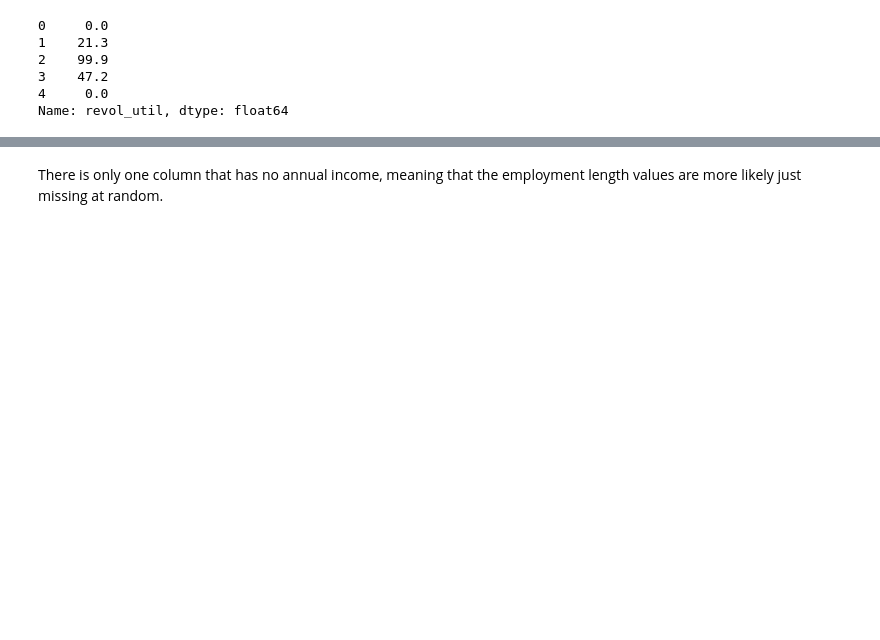
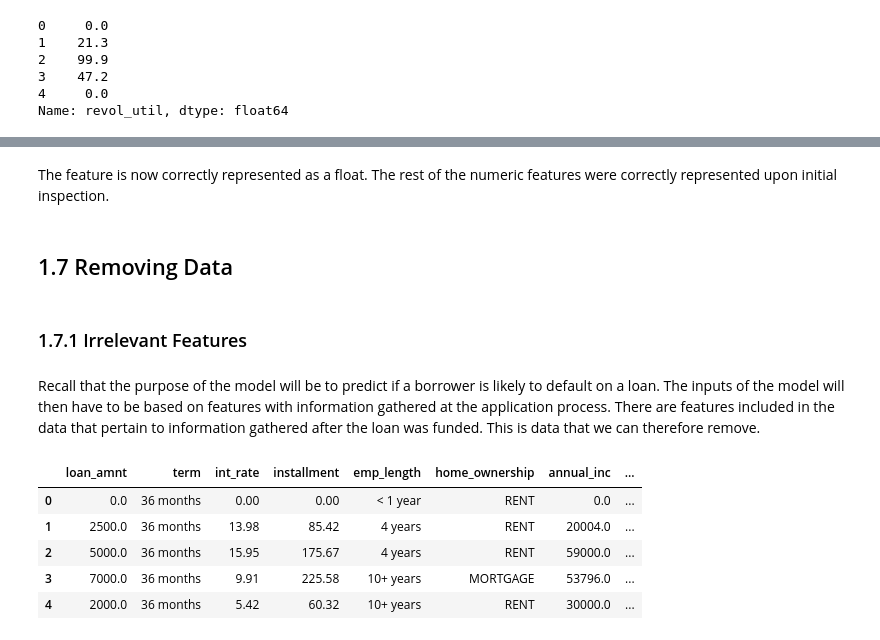
Before and after one commit to issacgomez07/Capstone-2-LendingClub-Defaults, a Jupyter notebook: notebooks/01_data_wrangling.ipynb, the cells around one changed output, grey strips where cells are left out. Drawn from its saved outputs; the diff is of its cells as text; code cells hidden in the pictures; blank space fills up the shorter version.

Commit message:
data wrangling completed

```diff
--- a/notebooks/01_data_wrangling.ipynb
+++ b/notebooks/01_data_wrangling.ipynb
@@ -215,0 +409,4 @@ We can see that 'ZZ' and 'AA' are likely acting as placeholders for null values.
+# %%
+loan_default_corrected_types['earliest_cr_line'] = loan_default_corrected_types['earliest_cr_line'].apply(date_parser)
+
+loan_default_corrected_types['earliest_cr_line'].head()
@@ -215,0 +422,4 @@ We can see that 'ZZ' and 'AA' are likely acting as placeholders for null values.
+# %%
+loan_default_corrected_types.loc[loan_default_corrected_types['earliest_cr_line'] > today, 'earliest_cr_line'] = today
+
+loan_default_corrected_types.loc[loan_default_corrected_types['earliest_cr_line'] == today, 'earliest_cr_line'].head()
@@ -215,0 +435,4 @@ We can see that 'ZZ' and 'AA' are likely acting as placeholders for null values.
+# %%
+loan_default_corrected_types['last_pymnt_d'] = loan_default_corrected_types['last_pymnt_d'].apply(date_parser)
+loan_default_corrected_types['next_pymnt_d'] = loan_default_corrected_types['next_pymnt_d'].apply(date_parser)
+loan_default_corrected_types['last_credit_pull_d'] = loan_default_corrected_types['last_credit_pull_d'].apply(date_parser)
@@ -215,0 +441,3 @@ We can see that 'ZZ' and 'AA' are likely acting as placeholders for null values.
+# %%
+loan_default_corrected_types.loc[loan_default_corrected_types['last_pymnt_d'] > today, 'last_pymnt_d'] = today
+loan_default_corrected_types.loc[loan_default_corrected_types['last_credit_pull_d'] > today, 'last_credit_pull_d'] = today
@@ -319,2 +463,25 @@ loan_default_corrected_types[loan_default_corrected_types['annual_inc'] == 0]
-# %% [markdown]
-There is only one column that has no annual income, meaning that the employment length values are more likely just missing at random.
+# %% [markdown]
+The feature is now correctly represented as a float. The rest of the numeric features were correctly represented upon initial inspection.
+# %% [markdown]
+## 1.7 Removing Data<a id='1.7_Removing_Data'></a>
+# %% [markdown]
+### 1.7.1 Irrelevant Features<a id='1.7.1_Irrelevant_Features'></a>
+# %% [markdown]
+Recall that the purpose of the model will be to predict if a borrower is likely to default on a loan. The inputs of the model will then have to be based on features with information gathered at the application process. There are features included in the data that pertain to information gathered after the loan was funded. This is data that we can therefore remove.
+# %%
+#Creating the variable for the new DataFrame loan_default_clean that will store the relevant and cleaned data
+
+columns = ['loan_amnt','term','int_rate','installment','emp_length','home_ownership','annual_inc','verification_status',
+          'purpose','addr_state','dti','delinq_2yrs','earliest_cr_line','inq_last_6mths','open_acc','pub_rec','revol_bal',
+           'revol_util','total_acc','repay_fail']
+
+loan_default_clean = loan_default_corrected_types[columns]
+
+loan_default_clean.head()
+# %% [output]
+|  | loan_amnt | term | int_rate | installment | emp_length | home_ownership | annual_inc | ... |
+| 0 | 0.0 | 36 months | 0.00 | 0.00 | < 1 year | RENT | 0.0 | ... |
+| 1 | 2500.0 | 36 months | 13.98 | 85.42 | 4 years | RENT | 20004.0 | ... |
+| 2 | 5000.0 | 36 months | 15.95 | 175.67 | 4 years | RENT | 59000.0 | ... |
+| 3 | 7000.0 | 36 months | 9.91 | 225.58 | 10+ years | MORTGAGE | 53796.0 | ... |
+| 4 | 2000.0 | 36 months | 5.42 | 60.32 | 10+ years | RENT | 30000.0 | ... |
```
Also changed, not shown: parts of 99 cells of this notebook, 1 other file.
